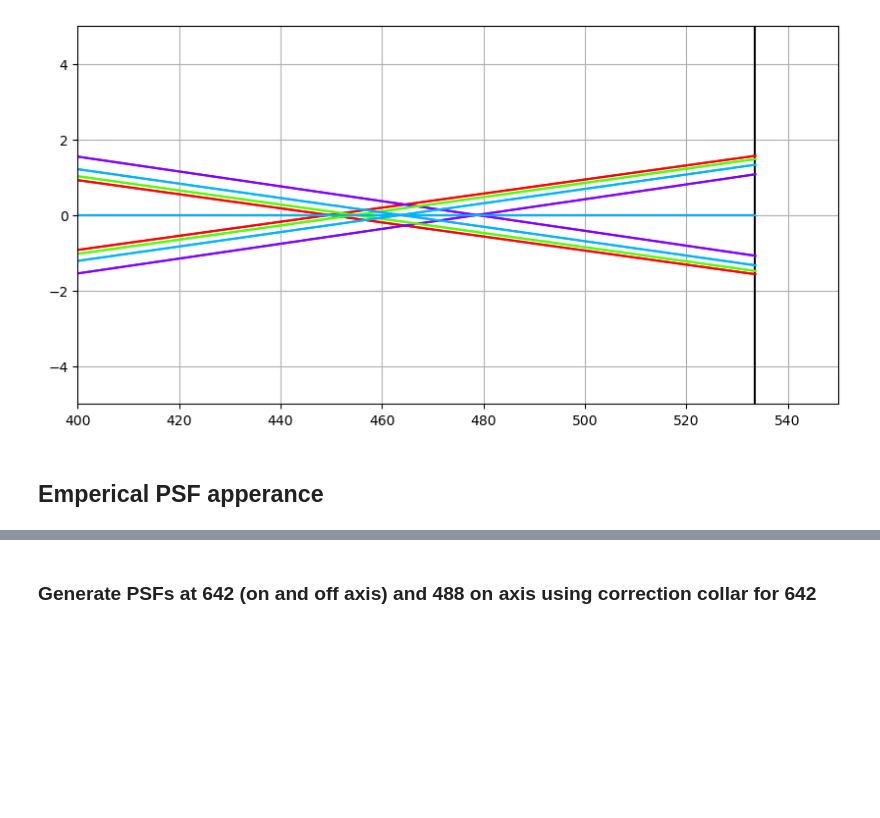
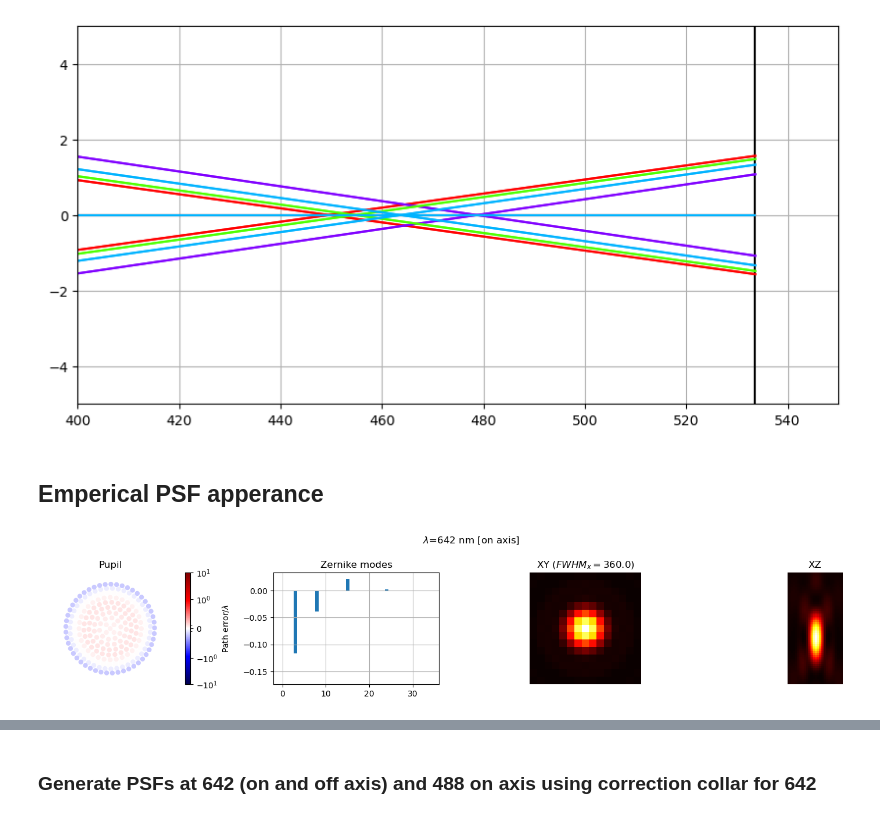
Before and after one commit to David-Baddeley/pyoptic2, a Jupyter notebook: examples/olympus_25x_objective.ipynb, the cells around one changed output, grey strips where cells are left out. Drawn from its saved outputs; the diff is of its cells as text; code cells hidden in the pictures; blank space fills up the shorter version.

```diff
--- a/examples/olympus_25x_objective.ipynb
+++ b/examples/olympus_25x_objective.ipynb
@@ -503,0 +493,17 @@ def phase_plot(rays, prop_to_focus=True):
+# %%
+lens_glasses['Glycerol'] = glycerol
+#lens_glasses['Glycerol'] = tsf
+#lens_glasses['Glycerol'] = benzene
+#lens_glasses['Glycerol'] = cyclohexane
+#lens_glasses['Glycerol'] = silicone_oil
+
+# CHANGEME: Generate a system with the desired correction collar setting
+s = gen_system(2.6)
+
+# 642nm, on axis
+r = s.propagate(src.pupil_rays)
+phase_plot(r[0], True)
+plt.suptitle('$\\lambda$=642 nm [on axis]')
+plt.gcf().tight_layout()
+# %% [output]
+[figure, added]
```
Also changed, not shown: parts of 6 cells of this notebook, 1 other file.
